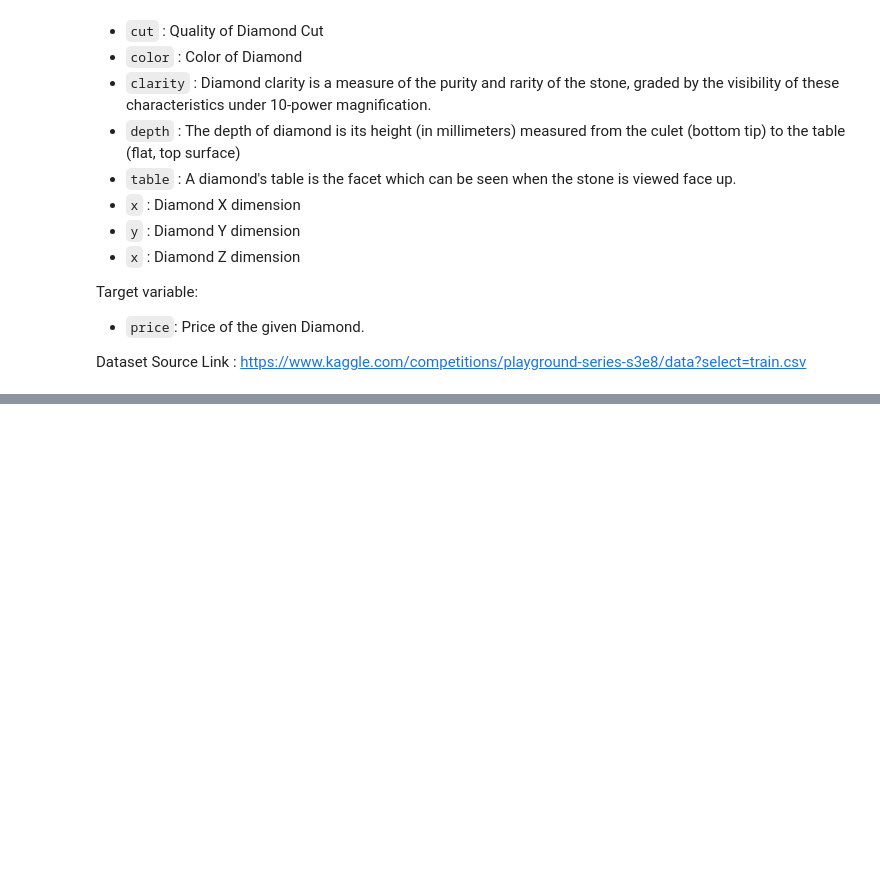
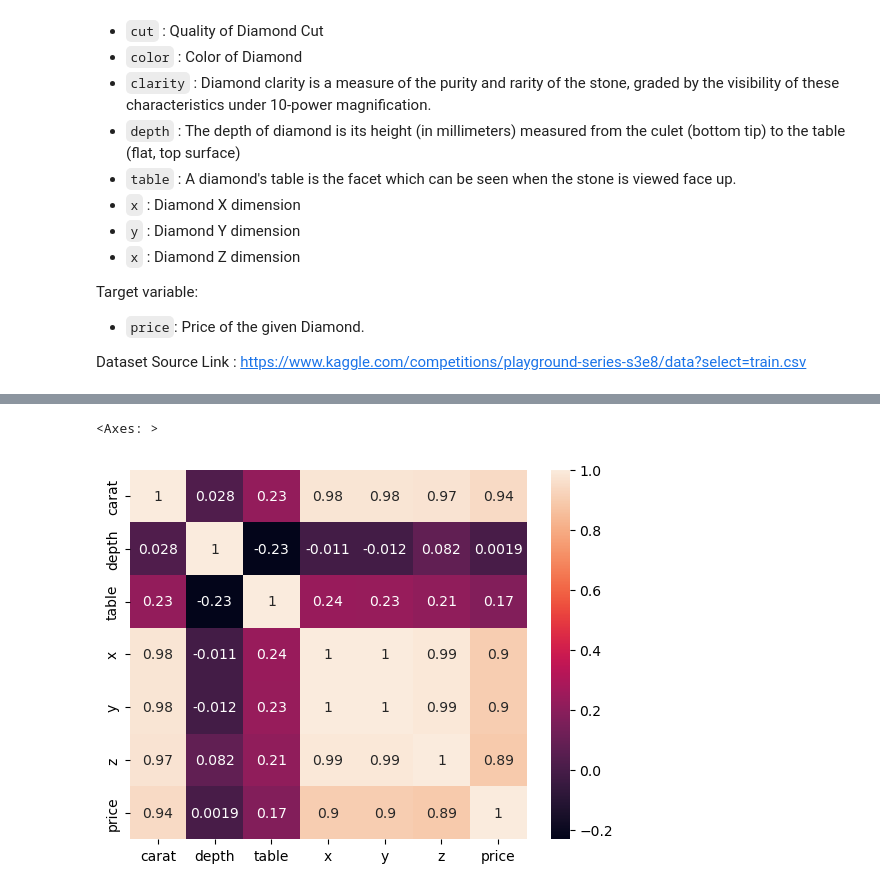
Before and after one commit to Er-Luciferr/DiamondPriceML, a Jupyter notebook: notebook/EDA.ipynb, the cells around one changed output, grey strips where cells are left out. Drawn from its saved outputs; the diff is of its cells as text; code cells hidden in the pictures; blank space fills up the shorter version.

```diff
--- a/notebook/EDA.ipynb
+++ b/notebook/EDA.ipynb
@@ -31,5 +31,5 @@ import matplotlib.pyplot as plt
 import warnings
 warnings.filterwarnings('ignore')
 # %%
-df = pd.read_csv('notebook\data\gemstone.csv')
+df = pd.read_csv(r'R:\HuB\ESPERANTO\Data_Science\MachineLearningEndToEndProject\RegressionModel\DiamondPricePrediction\notebook\data\gemstone.csv')
 df.head()
@@ -45,5 +96,5 @@ df1[df1.duplicated()].sum()
 # %%
 cat_cols = df1.columns[df1.dtypes == 'object']
-num_cols = df11.columns[df1.dtypes != 'object']
+num_cols = df1.columns[df1.dtypes != 'object']
 # %%
 df1[cat_cols].describe()
@@ -49,0 +158,5 @@ df1[cat_cols].describe()
+# %%
+sns.heatmap(df1[num_cols].corr(),annot=True)
+# %% [output]
+<Axes: >
+[figure, added]
```
Also changed, not shown: parts of 22 cells of this notebook, 1 other file.
